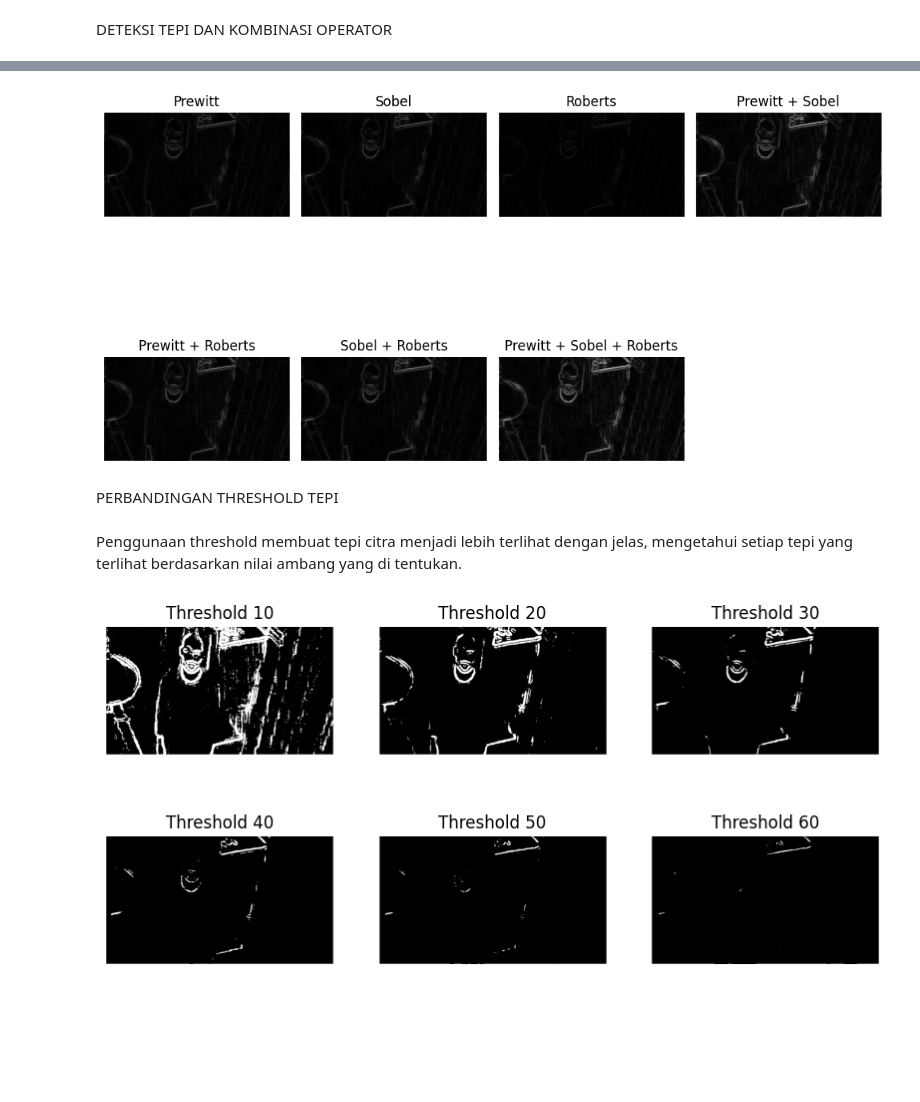
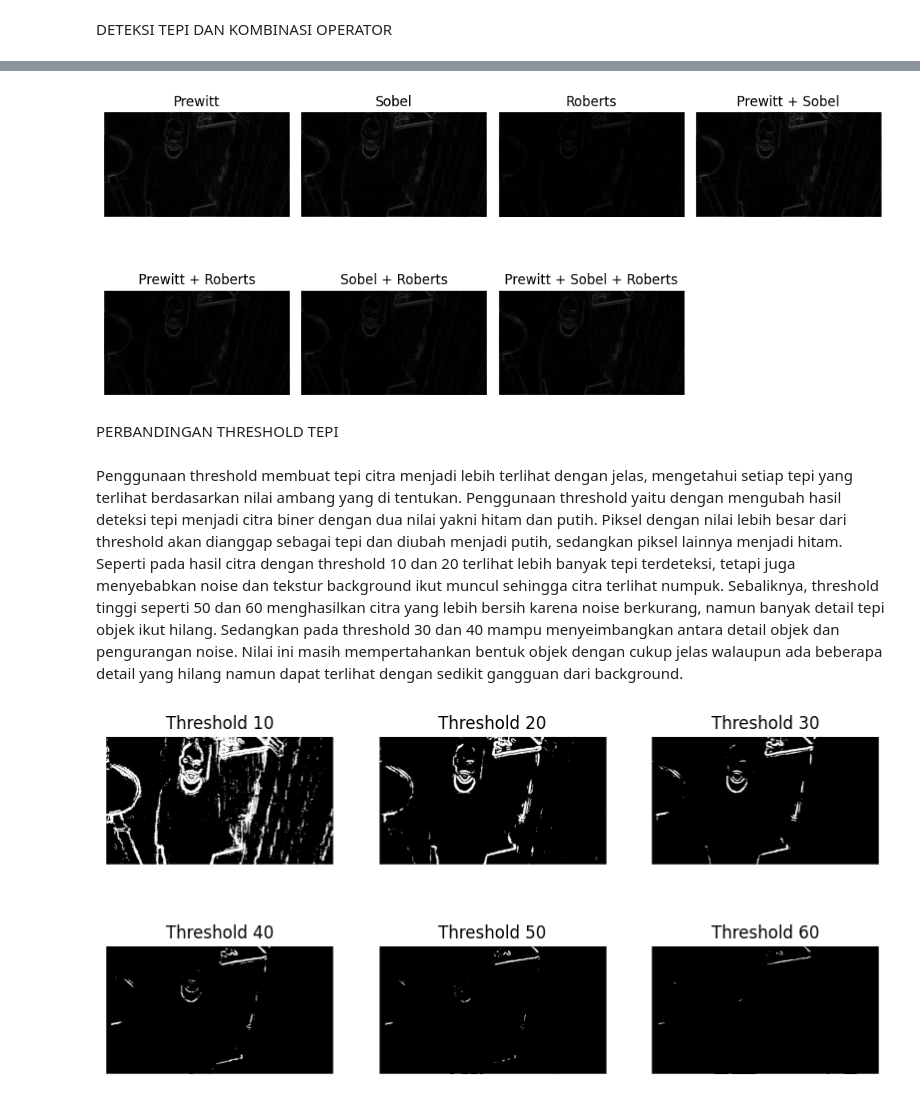
Before and after one commit to praktikum-pcd-2026/jurnal-modul-3-kelompok-3-rhmaa2, a Jupyter notebook: modul3.ipynb, the cells around one changed output, grey strips where cells are left out. Saved outputs shown, nothing was run; the diff lists cells and outputs as text; code cells hidden in the pictures; blank space fills up the shorter version.

```diff
--- a/modul3.ipynb
+++ b/modul3.ipynb
@@ -124,61 +130,60 @@ prewitt = edge(backup_gray, prewittX, prewittY)
 sobel = edge(backup_gray, sobelX, sobelY)
 roberts = edge(backup_gray, robertsX, robertsY)
 
-preSo = prewitt + sobel
-preRo = prewitt + roberts
-soRo = sobel + roberts
-preSoRo = prewitt + sobel + roberts
+prewitt_norma = normalisasi(prewitt)
+sobel_norma = normalisasi(sobel)
+roberts_norma = normalisasi(roberts)
 
-preSo_norma = normalisasi(preSo)
-preRo_norma = normalisasi(preRo)
-soRo_norma = normalisasi(soRo)
-preSoRo_norma = normalisasi(preSoRo)
+preSo = prewitt_norma + sobel_norma
+preRo = prewitt_norma + roberts_norma
+soRo = sobel_norma + roberts_norma
+preSoRo = prewitt_norma + sobel_norma + roberts_norma
 
-plt.figure(figsize=(10, 7))
+plt.figure(figsize=(10, 5))
 
 plt.subplot(2, 4, 1)
-plt.imshow(prewitt, cmap = 'gray')
+plt.imshow(prewitt_norma, cmap = 'gray')
 plt.title("Prewitt")
 plt.axis("off")
 
 plt.subplot(2, 4, 2)
-plt.imshow(sobel, cmap = 'gray')
+plt.imshow(sobel_norma, cmap = 'gray')
 plt.title("Sobel")
 plt.axis("off")
 
 plt.subplot(2, 4, 3)
-plt.imshow(roberts, cmap = 'gray')
+plt.imshow(roberts_norma, cmap = 'gray')
 plt.title("Roberts")
 plt.axis("off")
 
 plt.subplot(2, 4, 4)
-plt.imshow(preSo_norma, cmap = 'gray')
+plt.imshow(preSo, cmap = 'gray')
 plt.title("Prewitt + Sobel")
 plt.axis("off")
 
 plt.subplot(2, 4, 5)
-plt.imshow(preRo_norma, cmap = 'gray')
+plt.imshow(preRo, cmap = 'gray')
 plt.title("Prewitt + Roberts")
 plt.axis("off")
 
 plt.subplot(2, 4, 6)
-plt.imshow(soRo_norma, cmap = 'gray')
+plt.imshow(soRo, cmap = 'gray')
 plt.title("Sobel + Roberts")
 plt.axis("off")
 
 plt.subplot(2, 4, 7)
-plt.imshow(preSoRo_norma, cmap = 'gray')
+plt.imshow(preSoRo, cmap = 'gray')
 plt.title("Prewitt + Sobel + Roberts")
 plt.axis("off")
 
 plt.tight_layout()
 plt.show()
 # %% [output]
-[figure, old version]
+[figure, new version]
 # %% [markdown]
 PERBANDINGAN THRESHOLD TEPI
 # %% [markdown]
-Penggunaan threshold membuat tepi citra menjadi lebih terlihat dengan jelas, mengetahui setiap tepi yang terlihat berdasarkan nilai ambang yang di tentukan.
+Penggunaan threshold membuat tepi citra menjadi lebih terlihat dengan jelas, mengetahui setiap tepi yang terlihat berdasarkan nilai ambang yang di tentukan. Penggunaan threshold yaitu dengan mengubah hasil deteksi tepi menjadi citra biner dengan dua nilai yakni hitam dan putih. Piksel dengan nilai lebih besar dari threshold akan dianggap sebagai tepi dan diubah menjadi putih, sedangkan piksel lainnya menjadi hitam. Seperti pada hasil citra dengan threshold 10 dan 20 terlihat lebih banyak tepi terdeteksi, tetapi juga menyebabkan noise dan tekstur background ikut muncul sehingga citra terlihat numpuk. Sebaliknya, threshold tinggi seperti 50 dan 60 menghasilkan citra yang lebih bersih karena noise berkurang, namun banyak detail tepi objek ikut hilang. Sedangkan pada threshold 30 dan 40 mampu menyeimbangkan antara detail objek dan pengurangan noise. Nilai ini masih mempertahankan bentuk objek dengan cukup jelas walaupun ada beberapa detail yang hilang namun dapat terlihat dengan sedikit gangguan dari background.
 # %%
 def threshold(img, thres):
     return (img > thres).astype(np.uint8)*255
```
Also changed, not shown: parts of 11 cells of this notebook.
